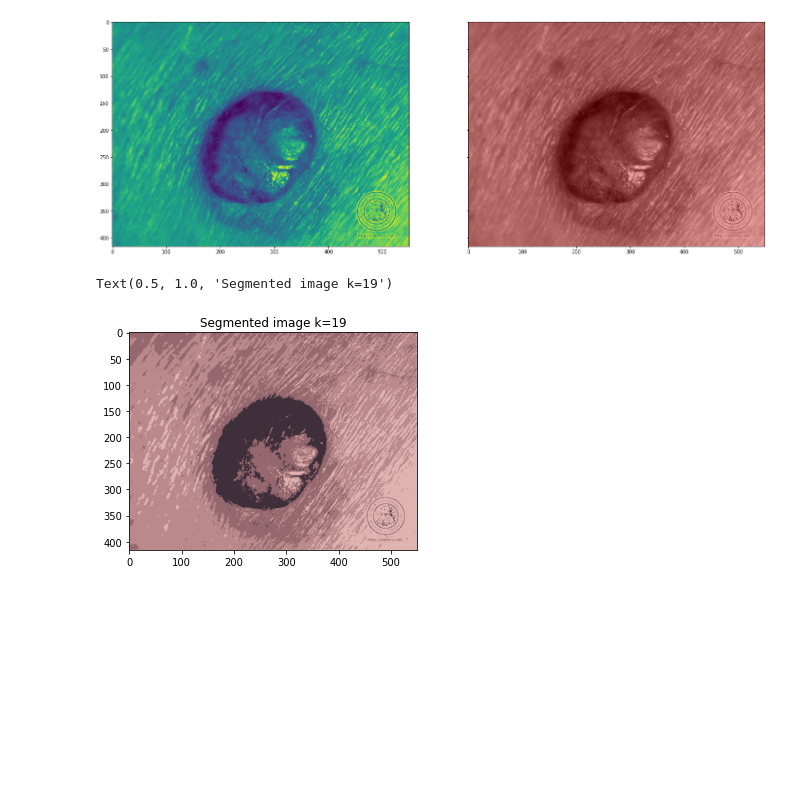
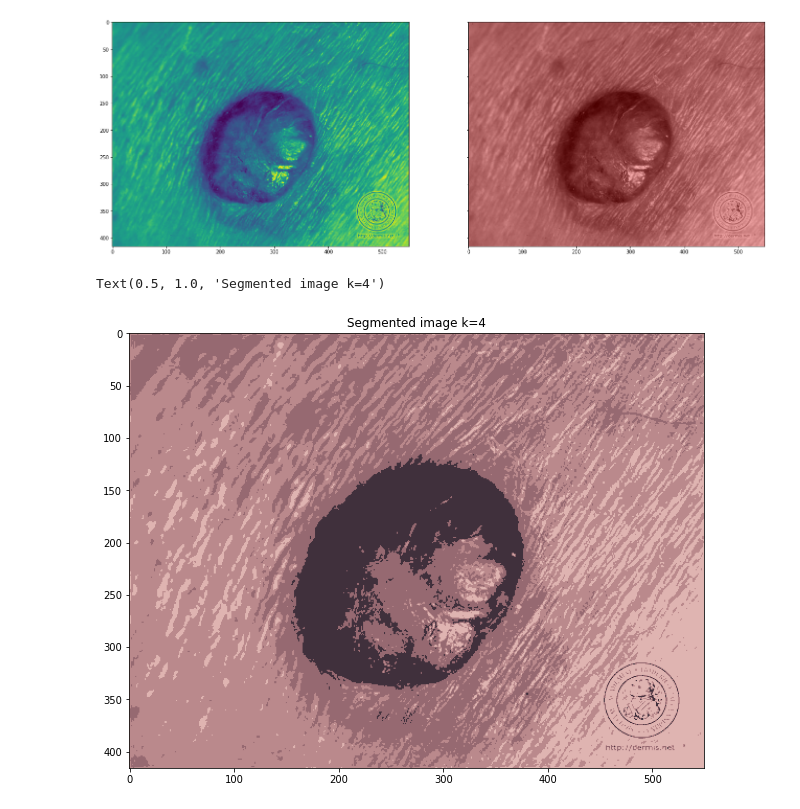
Before and after one commit to Nayim-Imrit/imageEnhancement-imageSegmentation, a Jupyter notebook: ImageEnhancement_Segmentation.ipynb, the cells around one changed output. Saved outputs shown, nothing was run; the diff lists cells and outputs as text; code cells hidden in the pictures; blank space fills up the shorter version.

```diff
--- a/ImageEnhancement_Segmentation.ipynb
+++ b/ImageEnhancement_Segmentation.ipynb
@@ -387,14 +390,14 @@ attempts=10
 # %%
 # Apply K-Means
 ret,label,center=cv2.kmeans(twoDimage,K,None,criteria,attempts,cv2.KMEANS_PP_CENTERS)
 center = np.uint8(center)
 res = center[label.flatten()]
 result_image = res.reshape((img.shape))
 plt.imshow(result_image)
-plt.title('Segmented image k=19')
+plt.title('Segmented image k=4')
 # %% [output]
-Text(0.5, 1.0, 'Segmented image k=19')
+Text(0.5, 1.0, 'Segmented image k=4')
-[figure, old version]
+[figure, new version]
 # %%
 # Segmentation using Color Masking
 import cv2
```
Also changed, not shown: parts of 4 cells of this notebook.
